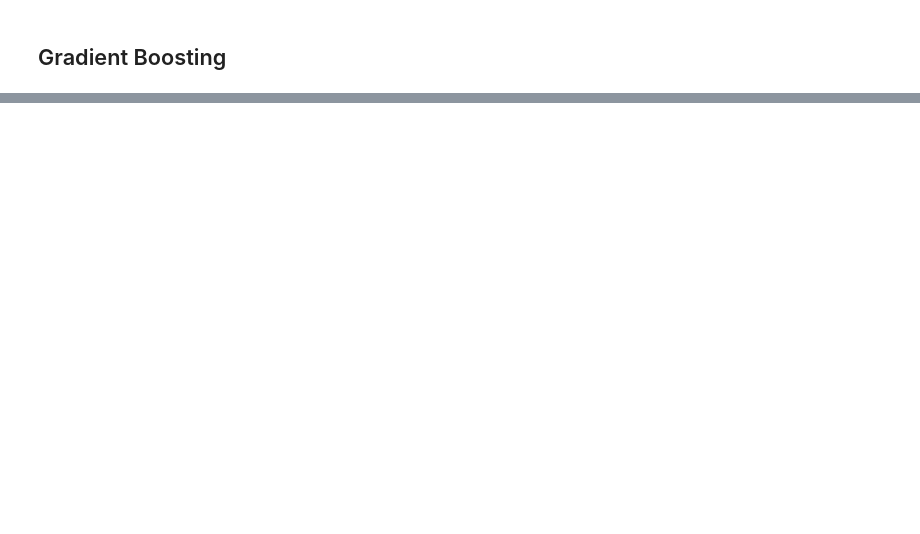
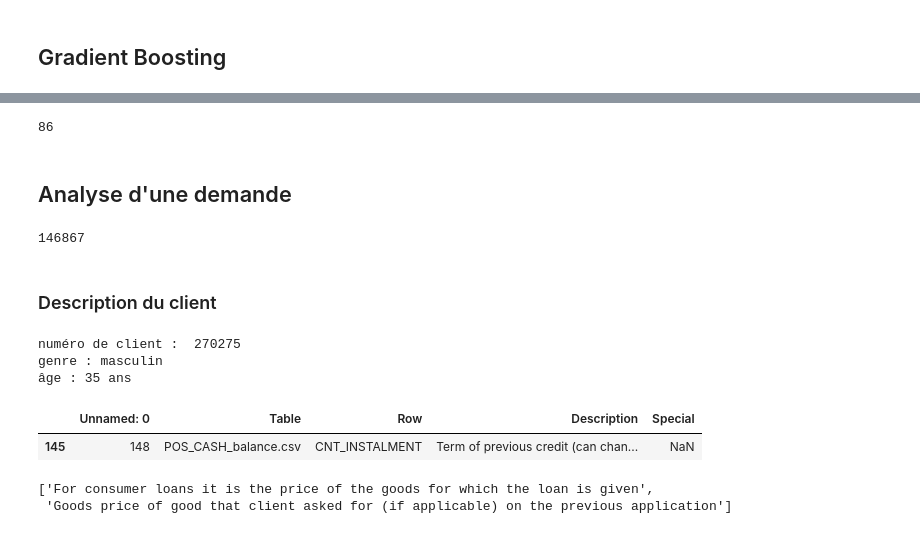
Before and after one commit to sunktoteca/OC-Parcours-DS-P7, a Jupyter notebook: modelisation/scoring - modelisation.ipynb, the cells around one changed output, grey strips where cells are left out. Drawn from its saved outputs; the diff is of its cells as text; code cells hidden in the pictures; blank space fills up the shorter version.

```diff
--- a/modelisation/scoring - modelisation.ipynb
+++ b/modelisation/scoring - modelisation.ipynb
@@ -828,0 +1147,6 @@ plt.show()
+# %%
+(feature_gain["gain"]==0.).sum()
+# %% [output]
+86
+# %% [markdown]
+## Analyse d'une demande
@@ -828,0 +1155,31 @@ plt.show()
+# %%
+this_client = np.random.randint(0, len(y))
+this_client
+# %% [output]
+146867
+# %% [markdown]
+### Description du client
+# %%
+no_client = data_applicant.loc[this_client, "SK_ID_CURR"]
+print("numéro de client : ", no_client)
+genre = data_applicant.loc[no_client, "CODE_GENDER"]
+if genre==0:
+    print("genre : masculin")
+else :
+    print("genre : féminin")
+age_jours = data_applicant.loc[this_client, "DAYS_BIRTH"]
+print(f"âge : {-age_jours/365:.0f} ans")
+# %% [output]
+numéro de client :  270275
+genre : masculin
+âge : 35 ans
+# %%
+df_homecredit[df_homecredit["Row"]=="CNT_INSTALMENT"]
+# %% [output]
+|  | Unnamed: 0 | Table | Row | Description | Special |
+| 145 | 148 | POS_CASH_balance.csv | CNT_INSTALMENT | Term of previous credit (can chan... | NaN |
+# %%
+list(df_homecredit[df_homecredit["Row"]=="AMT_GOODS_PRICE"]["Description"])
+# %% [output]
+['For consumer loans it is the price of the goods for which the loan is given',
+ 'Goods price of good that client asked for (if applicable) on the previous application']
```
Also changed, not shown: parts of 49 cells of this notebook, 1 other file.
